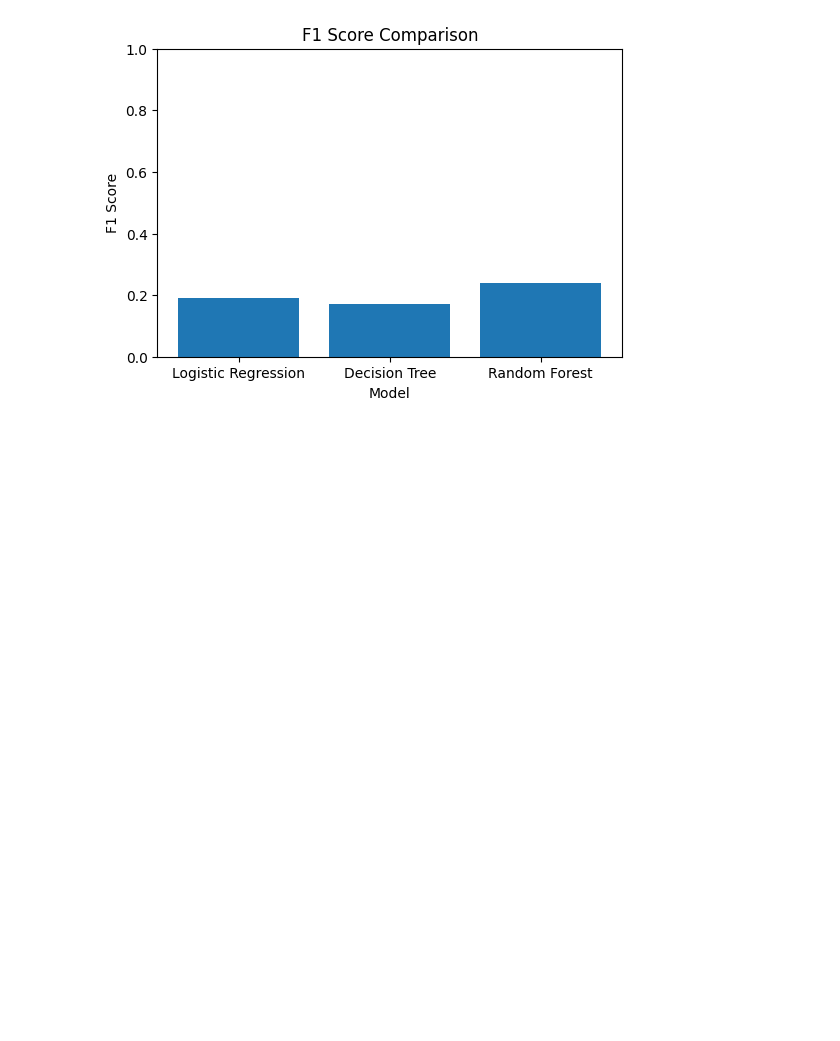
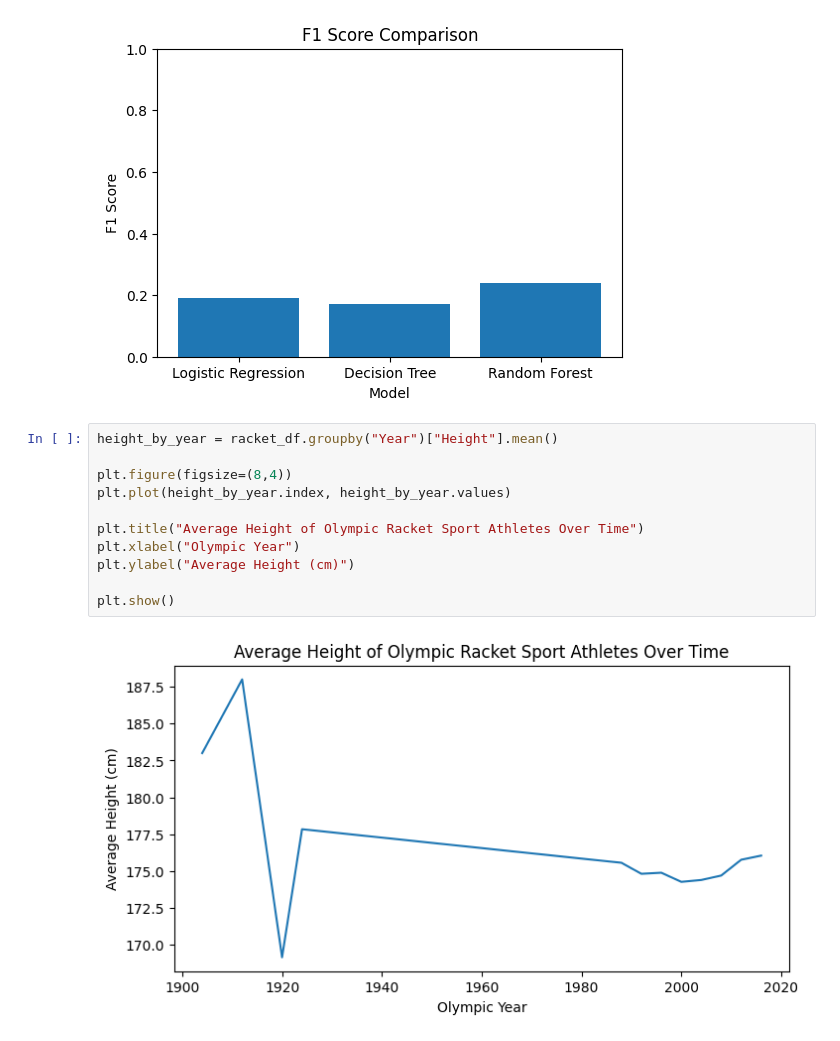
Before and after one commit to vp0716/Olympics, a Jupyter notebook: Olympics.ipynb, the cells around one changed output. Saved outputs shown, nothing was run; the diff lists cells and outputs as text; blank space fills up the shorter version.

Commit message:
Visualizations of athlete characteristics over time

```diff
--- a/Olympics.ipynb
+++ b/Olympics.ipynb
@@ -393,3 +393,16 @@ plt.ylim(0,1)
 plt.show()
 # %% [output]
 [figure]
+# %%
+height_by_year = racket_df.groupby("Year")["Height"].mean()
+
+plt.figure(figsize=(8,4))
+plt.plot(height_by_year.index, height_by_year.values)
+
+plt.title("Average Height of Olympic Racket Sport Athletes Over Time")
+plt.xlabel("Olympic Year")
+plt.ylabel("Average Height (cm)")
+
+plt.show()
+# %% [output]
+[figure, added]
```
Also changed, not shown: parts of 2 cells of this notebook.
